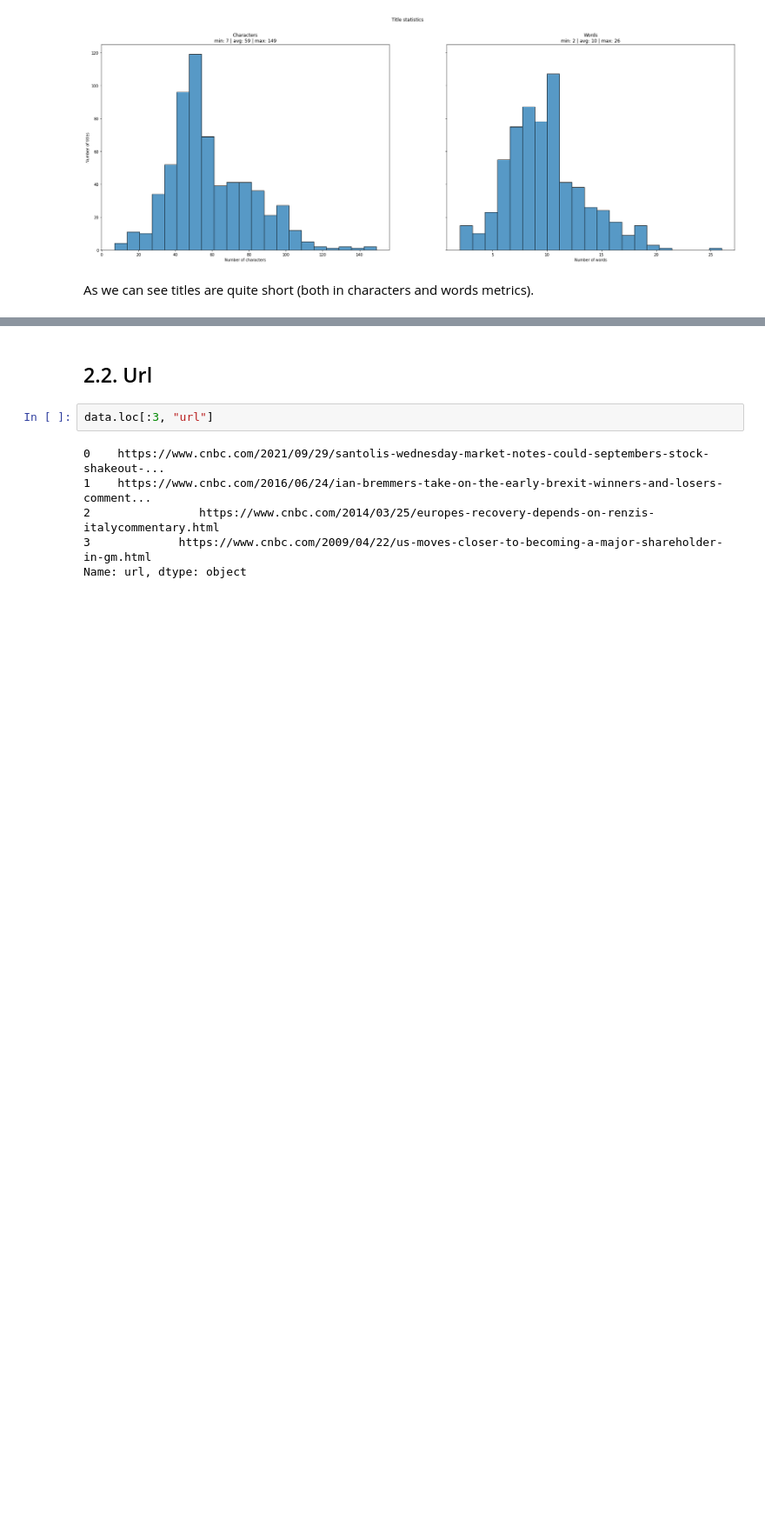
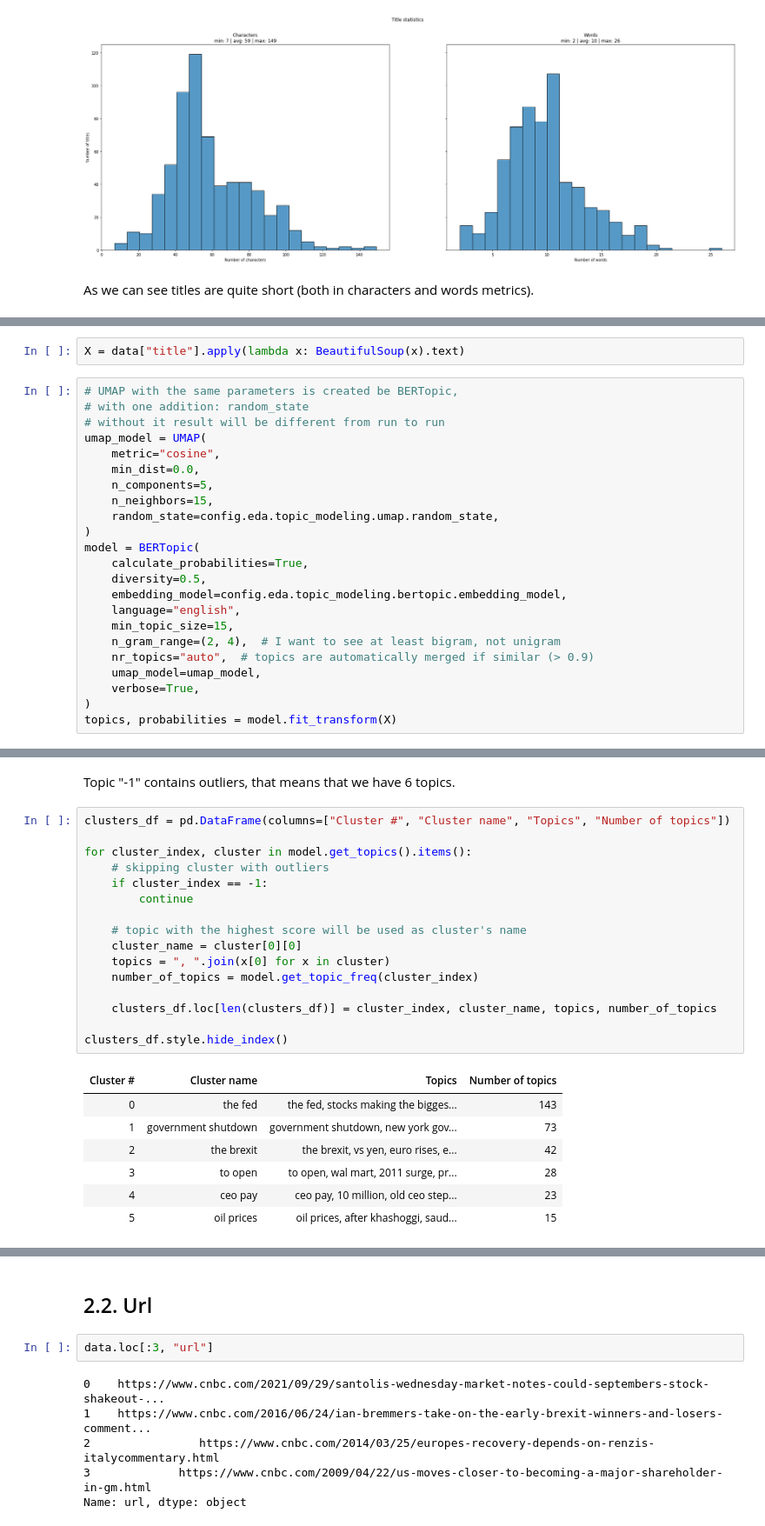
Before and after one commit to Andrei-Aksionov/Weaviate-demo, a Jupyter notebook: notebooks/EDA.ipynb, the cells around one changed output, grey strips where cells are left out. Shown at 87% size. Saved outputs shown, nothing was run; the diff lists cells and outputs as text; blank space fills up the shorter version.

Commit message:
EDA
1. Add topic modeling for titles

```diff
--- a/notebooks/EDA.ipynb
+++ b/notebooks/EDA.ipynb
@@ -232,0 +238,25 @@ As we can see titles are quite short (both in characters and words metrics).
+# %%
+X = data["title"].apply(lambda x: BeautifulSoup(x).text)
+# %%
+# UMAP with the same parameters is created be BERTopic,
+# with one addition: random_state
+# without it result will be different from run to run
+umap_model = UMAP(
+    metric="cosine",
+    min_dist=0.0,
+    n_components=5,
+    n_neighbors=15,
+    random_state=config.eda.topic_modeling.umap.random_state,
+)
+model = BERTopic(
+    calculate_probabilities=True,
+    diversity=0.5,
+    embedding_model=config.eda.topic_modeling.bertopic.embedding_model,
+    language="english",
+    min_topic_size=15,
+    n_gram_range=(2, 4),  # I want to see at least bigram, not unigram
+    nr_topics="auto",  # topics are automatically merged if similar (> 0.9)
+    umap_model=umap_model,
+    verbose=True,
+)
+topics, probabilities = model.fit_transform(X)
@@ -232,0 +279,26 @@ As we can see titles are quite short (both in characters and words metrics).
+# %% [markdown]
+Topic "-1" contains outliers, that means that we have 6 topics.
+# %%
+clusters_df = pd.DataFrame(columns=["Cluster #", "Cluster name", "Topics", "Number of topics"])
+
+for cluster_index, cluster in model.get_topics().items():
+    # skipping cluster with outliers
+    if cluster_index == -1:
+        continue
+
+    # topic with the highest score will be used as cluster's name
+    cluster_name = cluster[0][0]
+    topics = ", ".join(x[0] for x in cluster)
+    number_of_topics = model.get_topic_freq(cluster_index)
+
+    clusters_df.loc[len(clusters_df)] = cluster_index, cluster_name, topics, number_of_topics
+
+clusters_df.style.hide_index()
+# %% [output]
+| Cluster # | Cluster name | Topics | Number of topics |
+| 0 | the fed | the fed, stocks making the bigges... | 143 |
+| 1 | government shutdown | government shutdown, new york gov... | 73 |
+| 2 | the brexit | the brexit, vs yen, euro rises, e... | 42 |
+| 3 | to open | to open, wal mart, 2011 surge, pr... | 28 |
+| 4 | ceo pay | ceo pay, 10 million, old ceo step... | 23 |
+| 5 | oil prices | oil prices, after khashoggi, saud... | 15 |
```
Also changed, not shown: parts of 11 cells of this notebook, 4 other files.
